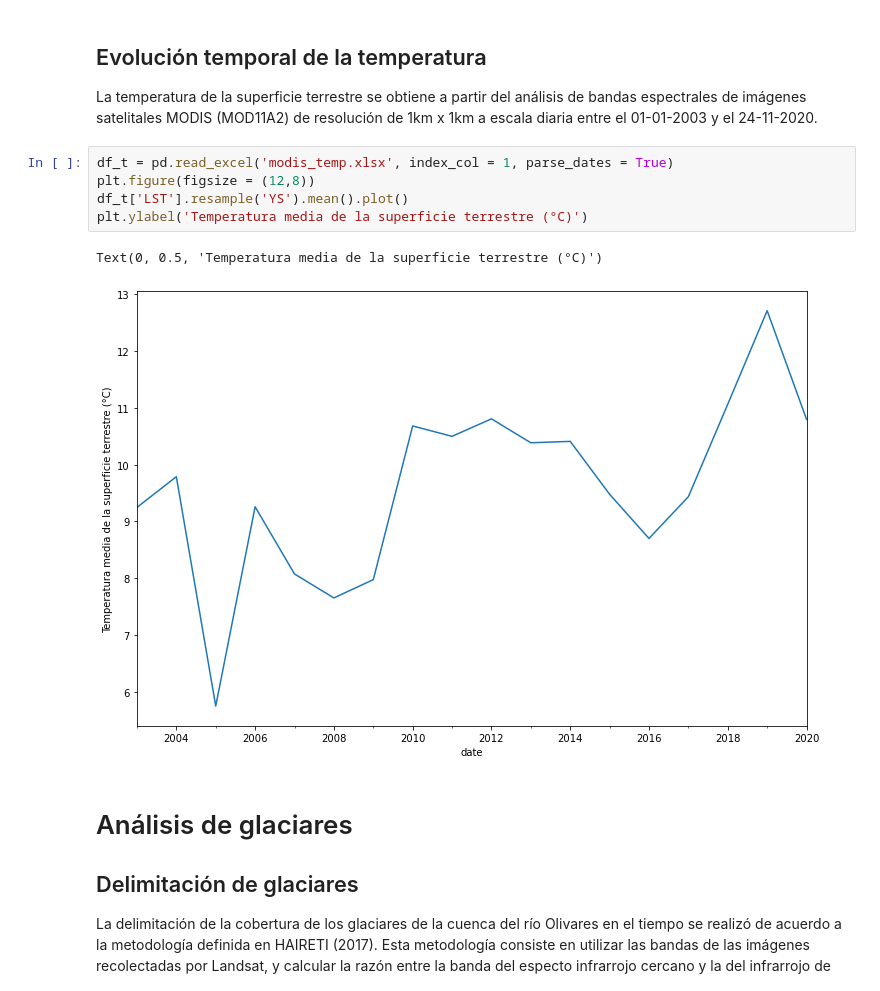
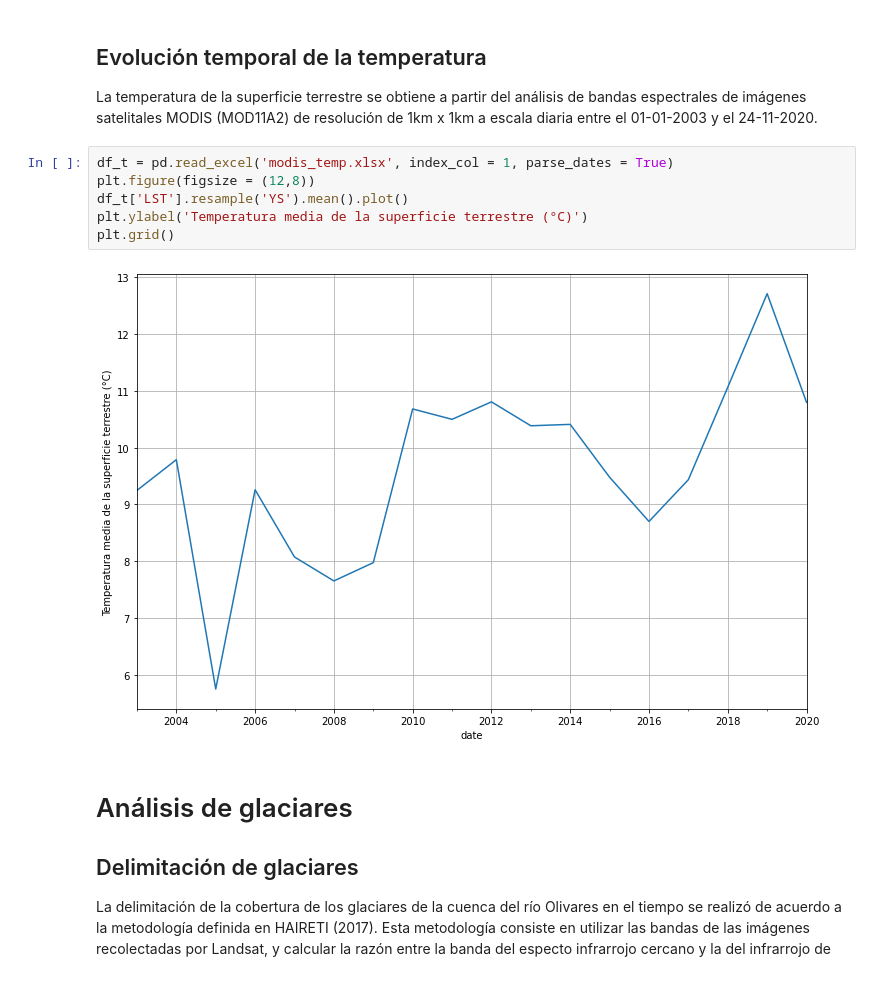
Before and after one commit to ccalvocm/Hackathon_Fach, a Jupyter notebook: Scripts/Hackathon_master.ipynb, the cells around one changed output. Drawn from its saved outputs; the diff is of its cells as text.

```diff
--- a/Scripts/Hackathon_master.ipynb
+++ b/Scripts/Hackathon_master.ipynb
@@ -222,11 +222,11 @@ La temperatura de la superficie terrestre se obtiene a partir del análisis de b
 # %%
 df_t = pd.read_excel('modis_temp.xlsx', index_col = 1, parse_dates = True)
 plt.figure(figsize = (12,8))
 df_t['LST'].resample('YS').mean().plot()
 plt.ylabel('Temperatura media de la superficie terrestre (°C)')
+plt.grid()
 # %% [output]
-Text(0, 0.5, 'Temperatura media de la superficie terrestre (°C)')
-[figure, old version]
+[figure, new version]
 # %% [markdown]
 # Análisis de glaciares
 
```
